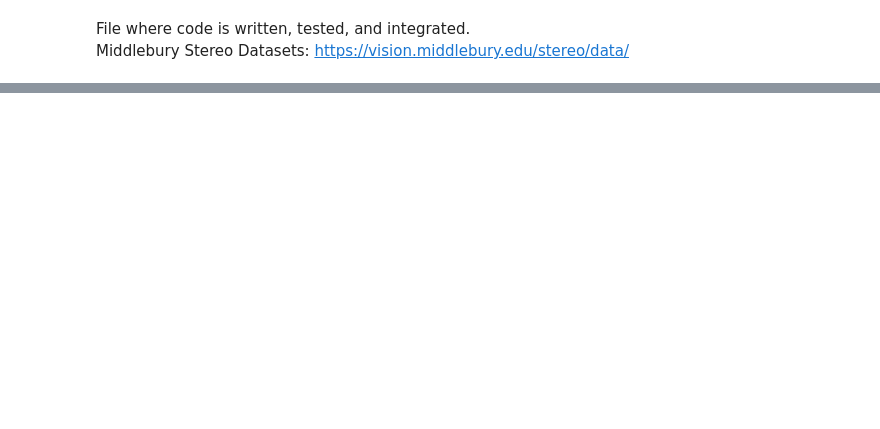
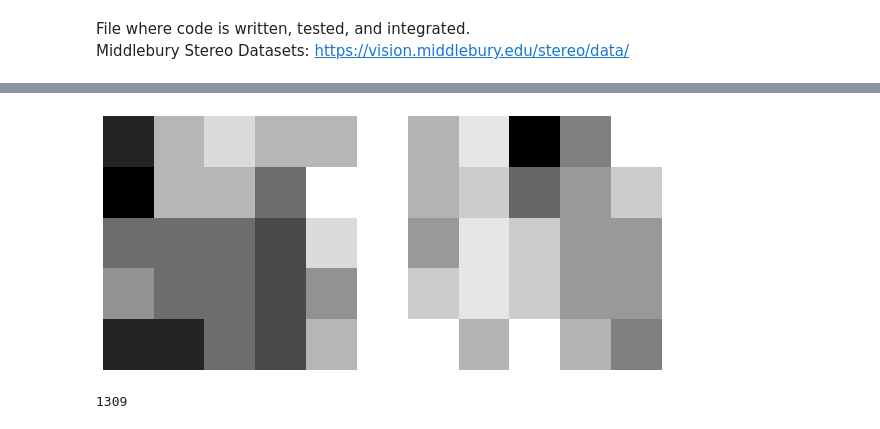
Before and after one commit to BaldPulse/Stereo_depth_energy, a Jupyter notebook: main.ipynb, the cells around one changed output, grey strips where cells are left out. Saved outputs shown, nothing was run; the diff lists cells and outputs as text; code cells hidden in the pictures; blank space fills up the shorter version.

```diff
--- a/main.ipynb
+++ b/main.ipynb
@@ -144,0 +202,7 @@ e.visualize()
+# %%
+testSolver = Solver(limg, rimg, 2, None, None)
+# %%
+testSolver.data_occulsion_term(((50,50),(50,50)), 0)
+# %% [output]
+[figure, added]
+1309
```
Also changed, not shown: parts of 9 cells of this notebook.
